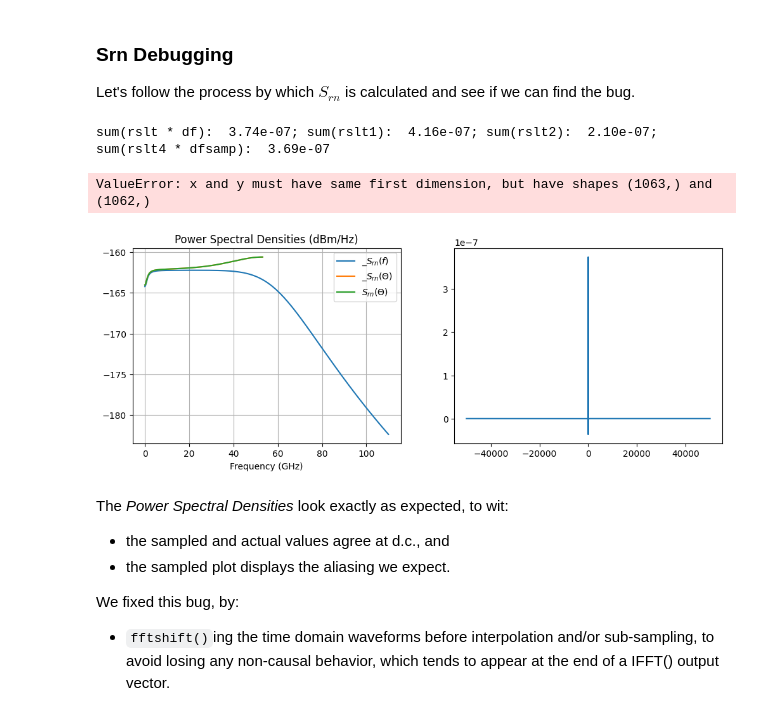
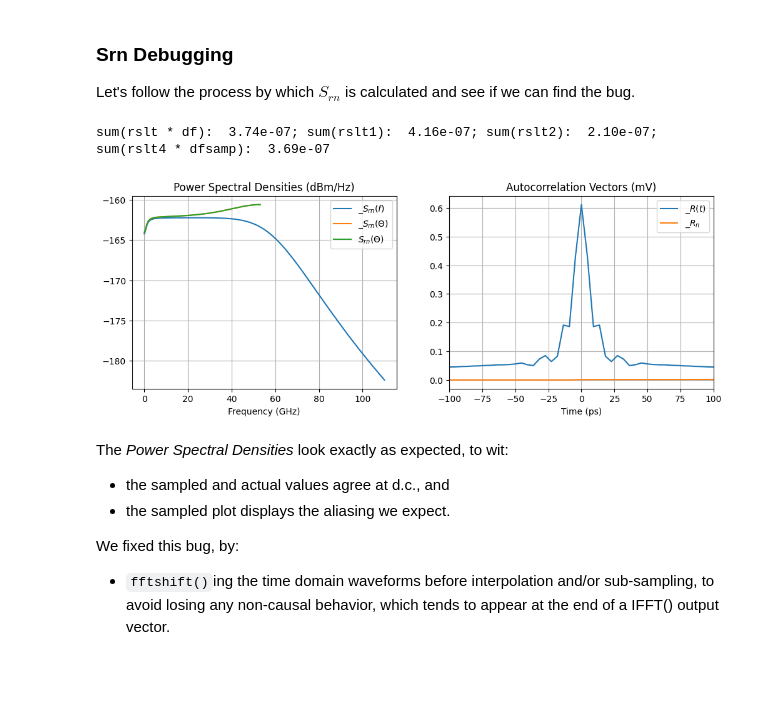
Before and after one commit to capn-freako/PyChOpMarg, a Jupyter notebook: PyChOpMarg_8023dj.ipynb, the cells around one changed output. Saved outputs shown, nothing was run; the diff lists cells and outputs as text; code cells hidden in the pictures; blank space fills up the shorter version.

```diff
--- a/PyChOpMarg_8023dj.ipynb
+++ b/PyChOpMarg_8023dj.ipynb
@@ -809,38 +830,37 @@ t_samp_shift  = t_samp - t_samp[len(t_samp) // 2]
 f_samp = np.linspace(0, 0.5 / t_samp[1], len(t_samp) // 2 + 1)
 
 rslt  = theNoiseCalc.eta0 * 1e-9 * abs(theNoiseCalc.Hr * theNoiseCalc.Hctf) ** 2
 rslt1 = irfft(rslt) * f[-1]             # When combined w/ the implicit 1/N of `irfft()`, yields: * df.
 rslt2 = theNoiseCalc.from_irfft(rslt1)  # Interpolates to `t` and subsamples at fBaud.
 rslt4 = abs(rfft(rslt2)) * t_samp[1] * 2
 
 print(f"sum(rslt * df): {sum(rslt) * f[1]: .2e}; sum(rslt1): {sum(rslt1): .2e}; sum(rslt2): {sum(rslt2): .2e}; sum(rslt4 * dfsamp): {sum(rslt4) * f_samp[1]: .2e}")
 
 plt.figure(figsize=(12, 4))
 
 plot_f = f / 1e9
 plt.subplot(121)
 plt.plot(plot_f,       dBm_Hz(rslt),  label="$\_S_{rn}(f)$")
 plt.plot(f_samp / 1e9, dBm_Hz(rslt4), label="$\_S_{rn}(\Theta)$")
 plt.plot(f_samp / 1e9, dBm_Hz(theNoiseCalc.Srn), label="$S_{rn}(\Theta)$")
 plt.title("Power Spectral Densities (dBm/Hz)")
 plt.xlabel("Frequency (GHz)")
 plt.grid()
 plt.legend()
 
 plt.subplot(122)
-plt.plot(t_irfft_shift * 1e12, fftshift(rslt1), label="$\_R(t)$")
-plt.plot(t_samp_shift  * 1e12, fftshift(rslt2), label="$\_R_n$")
-plt.title("Autocorrelation Vectors ($V^2$)")
+plt.plot(t_irfft_shift * 1e12, fftshift(np.sqrt(abs(rslt1))) * 1e3, label="$\_R(t)$")
+plt.plot(t_samp_shift[:len(rslt2)]  * 1e12, fftshift(np.sqrt(abs(rslt2))) * 1e3, label="$\_R_n$")
+plt.title("Autocorrelation Vectors (mV)")
 plt.xlabel("Time (ps)")
 plt.axis(xmin=-100, xmax=100)
 plt.grid()
 plt.legend()
 
 plt.show()
 # %% [output]
 sum(rslt * df):  3.74e-07; sum(rslt1):  4.16e-07; sum(rslt2):  2.10e-07; sum(rslt4 * dfsamp):  3.69e-07
-ValueError: x and y must have same first dimension, but have shapes (1063,) and (1062,)
-[figure, old version]
+[figure, new version]
 # %% [markdown]
 The _Power Spectral Densities_ look exactly as expected, to wit:
 
```
Also changed, not shown: parts of 17 cells of this notebook, 1 other file.
